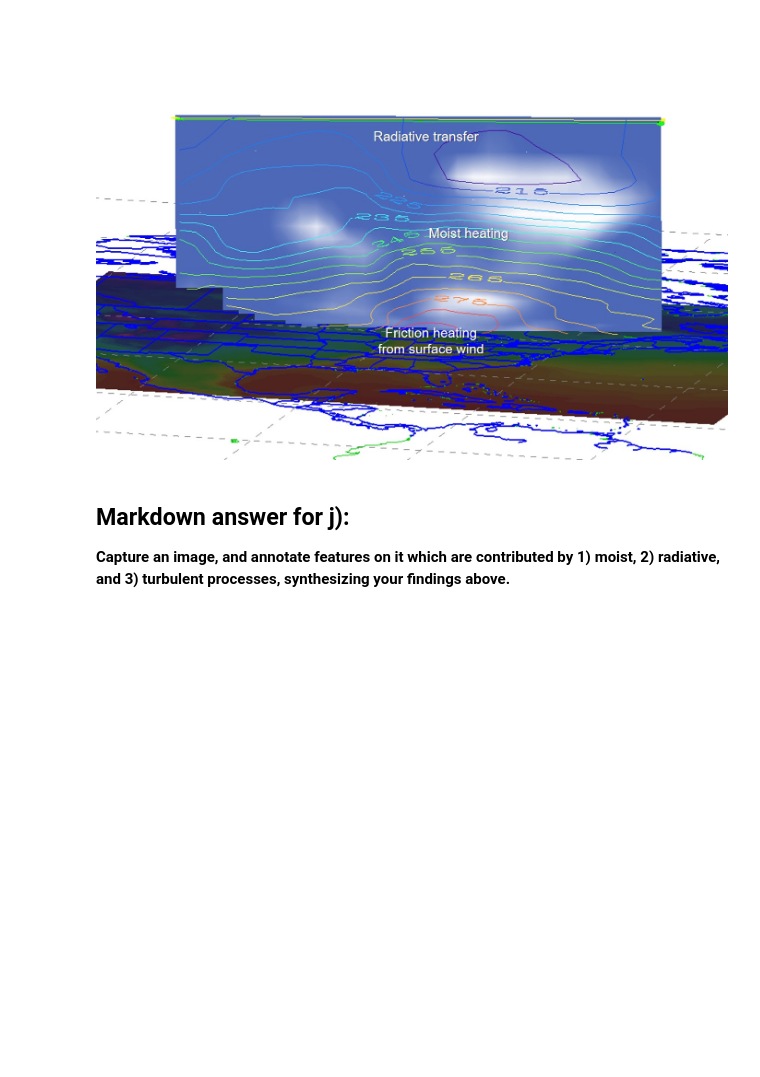
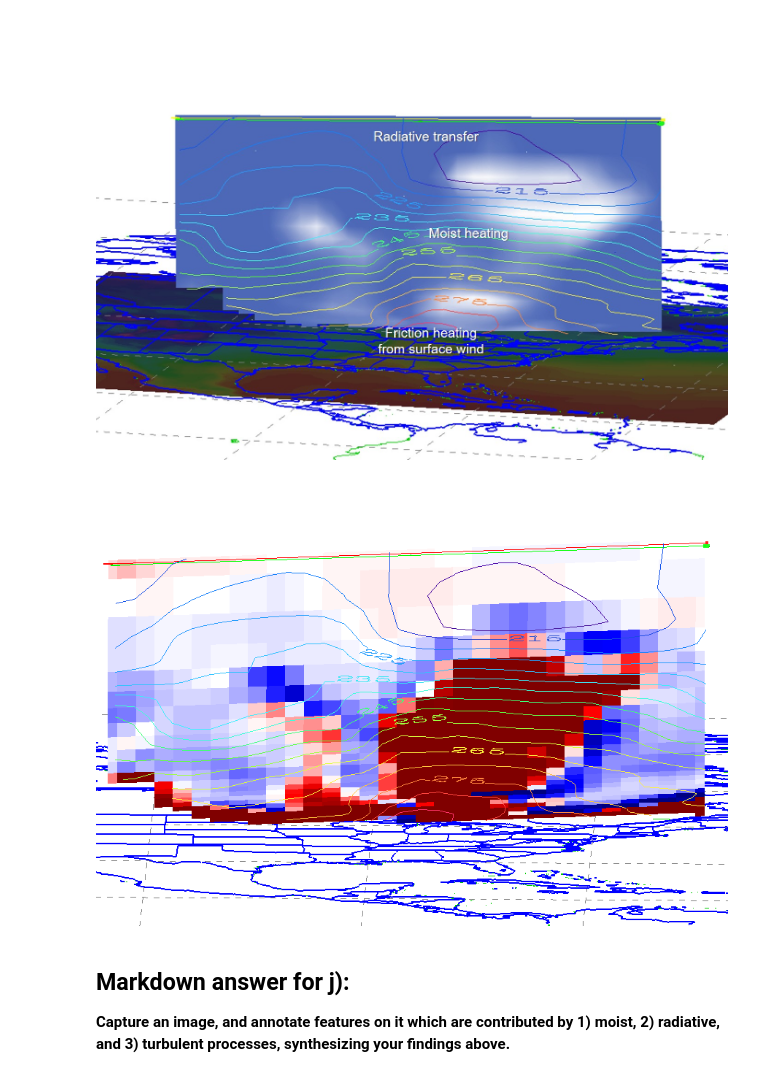
Before and after one commit to jimmyyge/ATM407, a Jupyter notebook: Assignment8_tendencies_LMT5.2.ipynb, the cells around one changed output. Cells and saved outputs as stored; diff of their text form; code cells hidden in the pictures; blank space fills up the shorter version.

```diff
--- a/Assignment8_tendencies_LMT5.2.ipynb
+++ b/Assignment8_tendencies_LMT5.2.ipynb
@@ -305,6 +305,10 @@ The dtdtmst matches rather well with the cloudiness field, although there seems
 Image('E:\\atm407\\j.jpg')
 # %% [output]
 [figure]
+# %%
+Image('E:\\atm407\\j2.png')
+# %% [output]
+[figure, added]
 # %% [markdown]
 ## Markdown answer for j):
 
```
